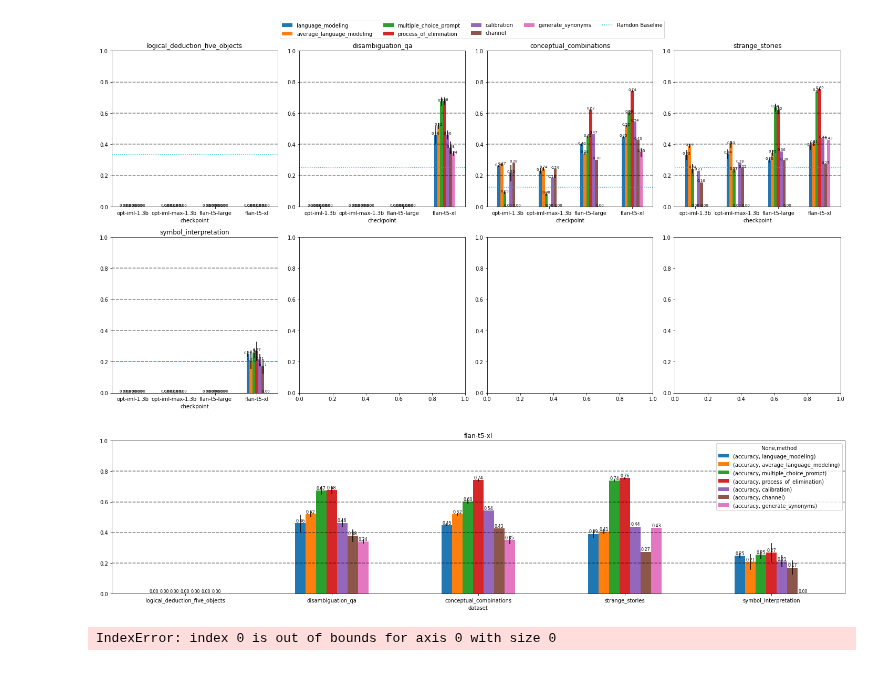
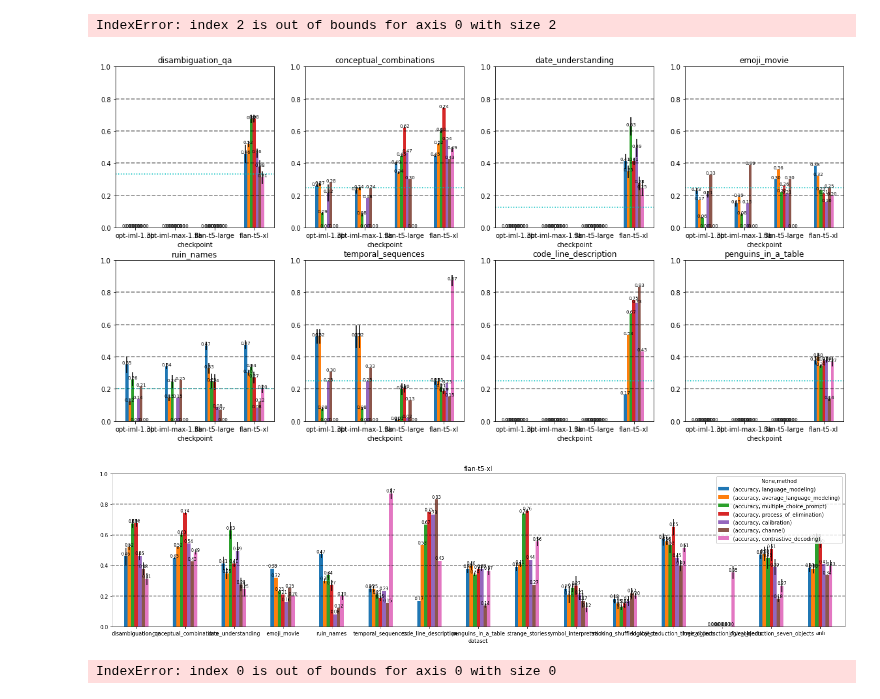
Before and after one commit to KasMasVan/csr_exp_resource_index, a Jupyter notebook: results/visualize.ipynb, the cells around one changed output. Cells and saved outputs as stored; diff of their text form; code cells hidden in the pictures.

Commit message:
Contrastive decoding: initial

```diff
--- a/results/visualize.ipynb
+++ b/results/visualize.ipynb
@@ -10,12 +10,14 @@ poe_path = f"./process_of_elimination.csv"
 cha_path = f"./channel.csv"
 cal_path = f"./calibration.csv"
 gen_path = f"./generate_synonyms.csv"
+cd_path = f"./contrastive_decoding.csv"
 lm_df = pd.read_csv(lm_path)
 mcp_df = pd.read_csv(mcp_path)
 poe_df = pd.read_csv(poe_path)
 cha_df = pd.read_csv(cha_path)
 cal_df = pd.read_csv(cal_path)
 gen_df = pd.read_csv(gen_path)
+cd_df = pd.read_csv(cd_path)
 # %%
 # drop columns should be a list. Use type hints to enforce this.
 def process(df, drop_columns=None):
@@ -38,47 +40,49 @@ poe_df = process(poe_df, drop_columns=["prompting_method", "scoring_method", "ma
 cha_df = process(cha_df)
 cal_df = process(cal_df)
 gen_df = process(gen_df, drop_columns=["number_of_synonyms"])
+cd_df = process(cd_df, drop_columns=["expert_accuracy", "amateur_accuracy"])
 # concatenate all dataframes
-df = pd.concat([lm_df, mcp_df, poe_df, cha_df, cal_df, gen_df])
+df = pd.concat([lm_df, mcp_df, poe_df, cha_df, cal_df, gen_df, cd_df])
 # %%
-datasets="anli cqa siqa logical_deduction disambiguation_qa conceptual_combinations strange_stories symbol_interpretation".split()
-# datasets="logical_deduction_five_objects disambiguation_qa conceptual_combinations strange_stories symbol_interpretation".split()
+# datasets="anli cqa siqa logical_deduction disambiguation_qa conceptual_combinations strange_stories symbol_interpretation".split()
+datasets="disambiguation_qa conceptual_combinations date_understanding emoji_movie ruin_names temporal_sequences code_line_description penguins_in_a_table strange_stories symbol_interpretation tracking_shuffled_objects logical_deduction_three_objects logical_deduction_five_objects logical_deduction_seven_objects anli".split()
 model_index = ["opt-iml-1.3b", "opt-iml-max-1.3b", "flan-t5-large", "flan-t5-xl"]
 method_index = [('accuracy', 'language_modeling'), ('accuracy', 'average_language_modeling'), ('accuracy',    'multiple_choice_prompt'), ('accuracy',    'process_of_elimination')]
-method_index += [('accuracy', 'calibration'), ('accuracy', 'channel'), ('accuracy', 'generate_synonyms')]
+method_index += [('accuracy', 'calibration'), ('accuracy', 'channel'), ('accuracy', 'contrastive_decoding')] #('accuracy', 'generate_synonyms')
 random_baselines = [1/3, 1/4, 1/8, 1/4, 1/5, 1/4, 1/4, 1/4]
 # create subplots for eight datasets
 fig, axes = plt.subplots(2, 4, figsize=(20, 10))
 for i, dataset in enumerate(datasets):
     ax = axes[i//4][i%4]
     ax.set_ylim([0.0, 1.0])
     h_lines = [0.2, 0.4, 0.6, 0.8]
     data_df = df[(df["dataset"] == dataset) & (df["checkpoint"].isin(model_index))]
     data_df = data_df.groupby(["checkpoint","method"])
     data_means = data_df.mean().unstack().reindex(method_index, axis="columns").reindex(model_index, axis="rows")
     data_errors = data_df.std().unstack().reindex(method_index, axis="columns").reindex(model_index, axis="rows")
     data_means.plot.bar(yerr=data_errors, rot=0, ax=ax, title=dataset, legend=False)
 
     # add accuracy scores to each bar
     for p in ax.patches:
         ax.text(p.get_x() + p.get_width()/2., p.get_height(), '%.2f' % float(p.get_height()), ha='center', va='bottom', fontsize=7)
     for y in h_lines:
         ax.axhline(y, color="black", linestyle="--", alpha=0.5)
     # plot the random baseline
     ax.axhline(random_baselines[i], color="c", linestyle=":", alpha=1)
 
 # get legends
 handles, labels = axes[0][0].get_legend_handles_labels()
 labels = [label[label.index(',')+2 : label.index(')')] for label in labels]
 handles += [mlines.Line2D([], [], linestyle=':', color='c', label='Custom Line')]
 labels +=["Ramdon Baseline"]
 fig.legend(handles, labels, loc='upper center', ncol=5, bbox_to_anchor=(0.5, 1.05))
 plt.tight_layout()
 
 # save the figure
 plt.savefig("v1.png", dpi=300, bbox_inches='tight')
 # %% [output]
+IndexError: index 2 is out of bounds for axis 0 with size 2
-[figure, old version]
+[figure, new version]
 # %%
 # plot flan-t5-xl on all benchmarks.
 model = "flan-t5-xl"
@@ -100,7 +104,7 @@ for line in h_lines:
 plt.tight_layout()
 plt.savefig("v2.png", dpi=300, bbox_inches='tight')
 # %% [output]
-[figure, old version]
+[figure, new version]
 # %%
 models = ["facebook/opt-iml-1.3b", "facebook/opt-iml-max-1.3b", "google/flan-t5-large", "google/flan-t5-xl"]
 method_index = [('accuracy', 'language_modeling'), ('accuracy', 'average_language_modeling'), ('accuracy',    'multiple_choice_prompt'), ('accuracy',    'process_of_elimination')]
```
Also changed, not shown: 10 other files.
